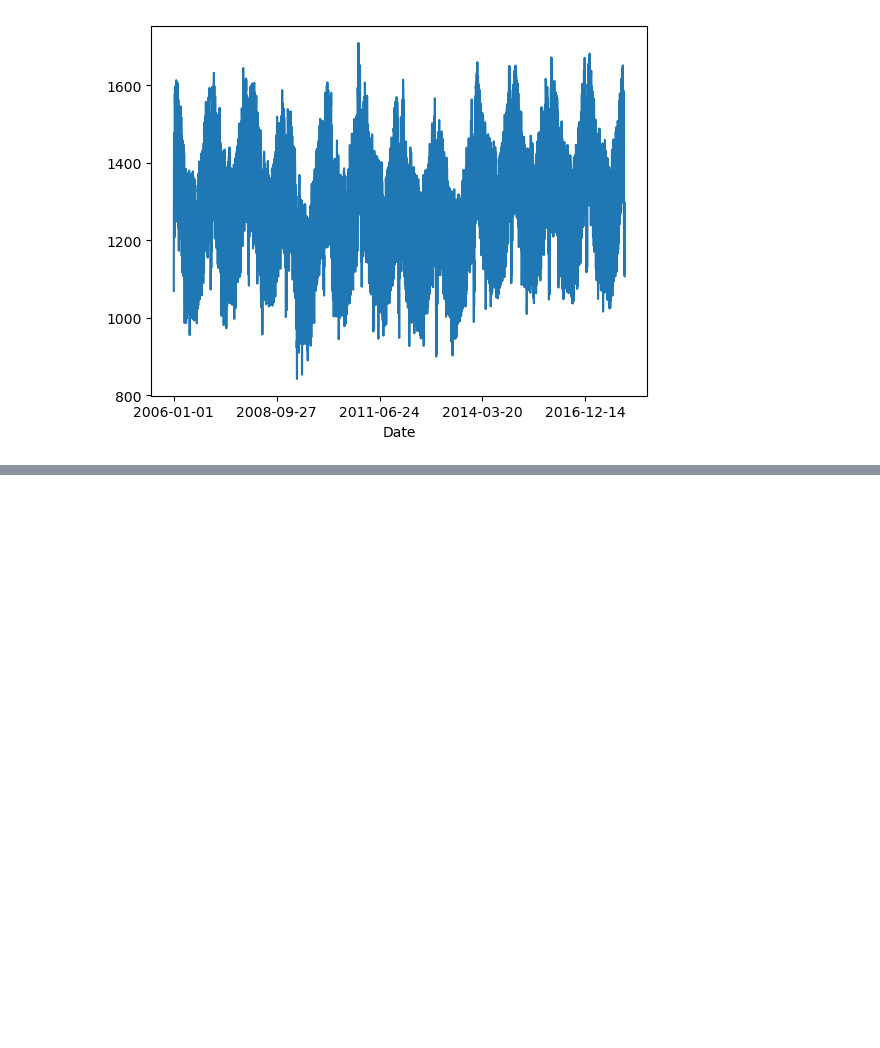
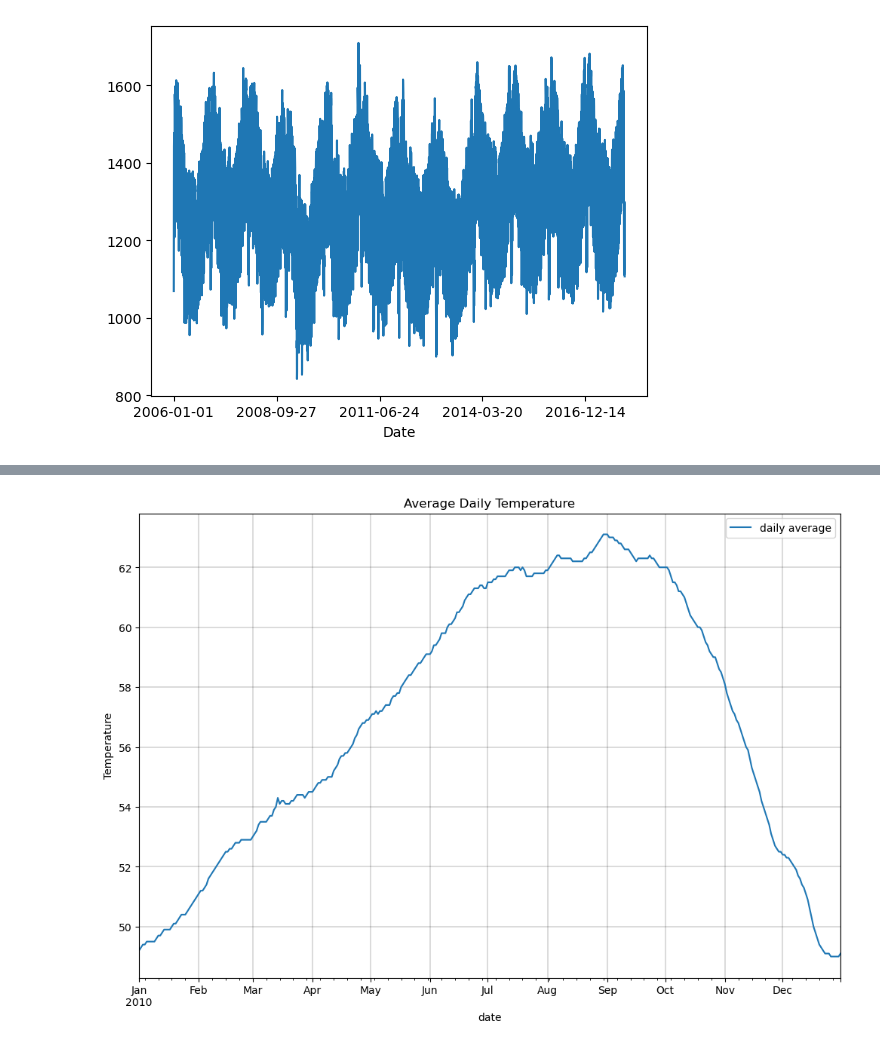
Before and after one commit to lewisalexia/time-series-exercises, a Jupyter notebook: time_series_exercises.ipynb, the cells around one changed output, grey strips where cells are left out. Drawn from its saved outputs; the diff is of its cells as text; code cells hidden in the pictures; blank space fills up the shorter version.

```diff
--- a/time_series_exercises.ipynb
+++ b/time_series_exercises.ipynb
@@ -126,0 +190,4 @@ germany.Consumption.plot()
+# %%
+# grab the data
+df = data.sf_temps()
+df.head()
@@ -126,0 +208,4 @@ germany.Consumption.plot()
+# %%
+# set date as index
+df = df.set_index('date')
+df.head()
@@ -126,0 +220,3 @@ germany.Consumption.plot()
+# %%
+# sort the index
+df = df.sort_index()
@@ -126,0 +236,12 @@ germany.Consumption.plot()
+# %%
+# visualize
+
+plt.figure(figsize=(12,8))
+df.resample('D').mean().round(1).temp.plot(label='daily average')
+plt.ylabel('Temperature')
+plt.title('Average Daily Temperature')
+plt.legend()
+plt.grid(color='black', linestyle='-', linewidth=.2)
+plt.show()
+# %% [output]
+[figure, added]
```
Also changed, not shown: parts of 104 cells of this notebook, 1 other file.
